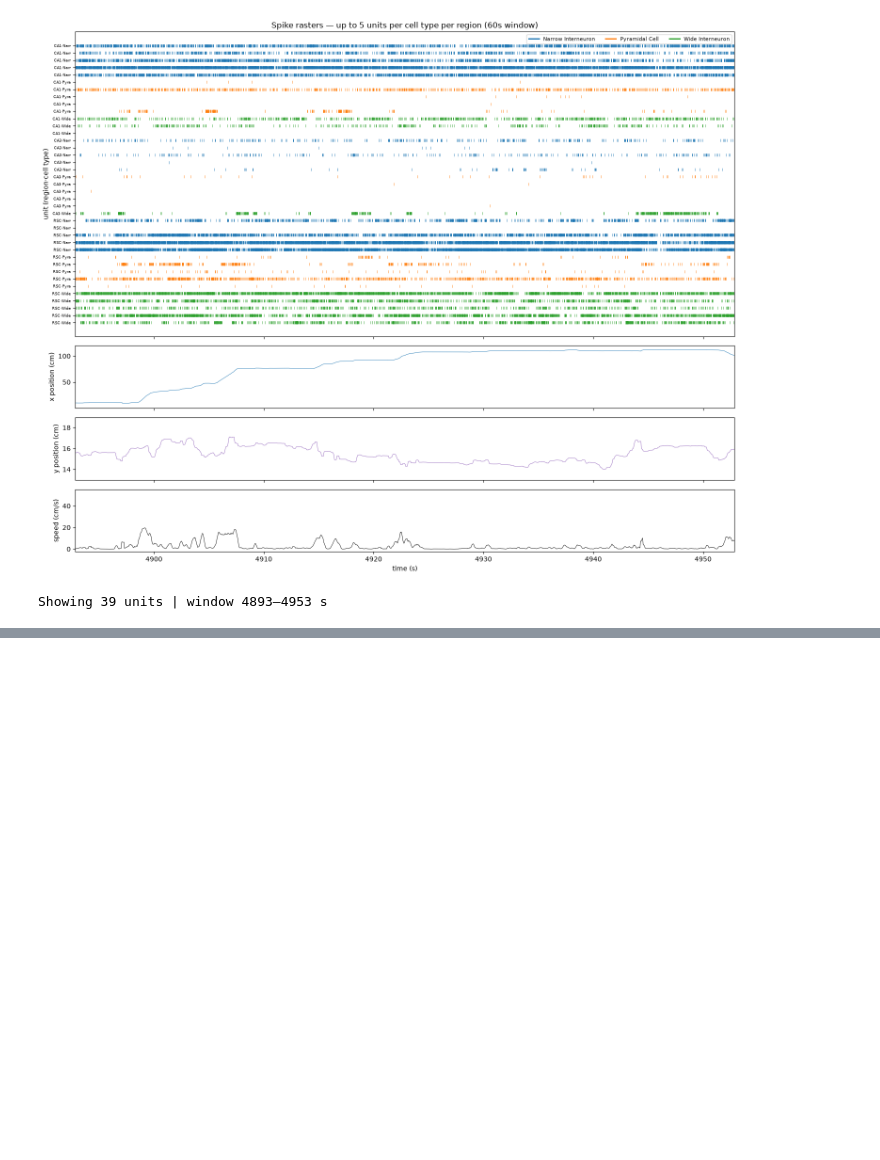
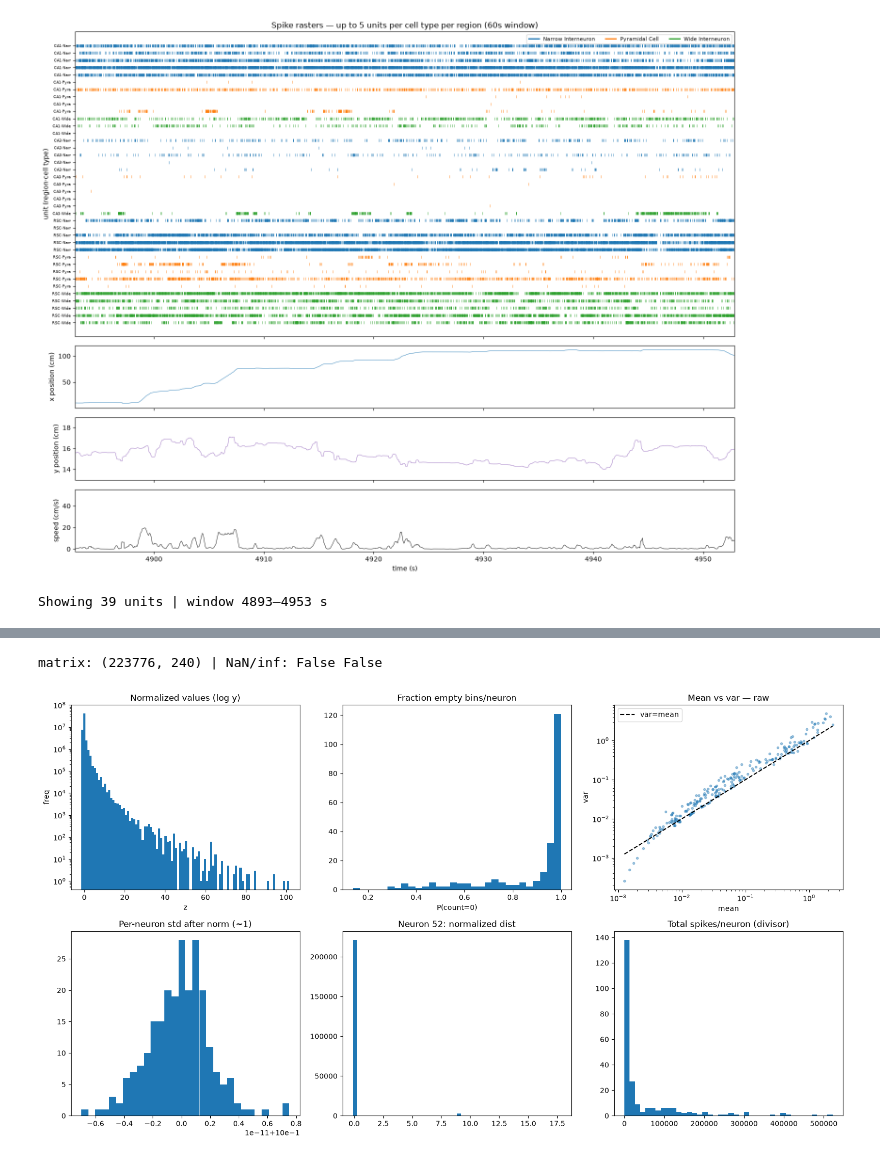
Before and after one commit to AngCamp/CumulantDynamicsGuiltByAssociation, a Jupyter notebook: test_GonzalezHpSpatialNavTask_dandiset.ipynb, the cells around one changed output, grey strips where cells are left out. Saved outputs shown, nothing was run; the diff lists cells and outputs as text; code cells hidden in the pictures; blank space fills up the shorter version.

```diff
--- a/test_GonzalezHpSpatialNavTask_dandiset.ipynb
+++ b/test_GonzalezHpSpatialNavTask_dandiset.ipynb
@@ -409,0 +608,44 @@ KeyboardInterrupt:
+# %%
+import numpy as np
+import matplotlib.pyplot as plt
+
+BIN = 0.050
+
+unit_ids = np.asarray(spike_group.index)
+spike_arrays = [spike_group[u].index.values for u in unit_ids]
+
+t_start = min(s[0] for s in spike_arrays if len(s))
+t_end   = max(s[-1] for s in spike_arrays if len(s))
+edges = np.arange(t_start, t_end + BIN, BIN)
+bin_times_s = edges[:-1]
+T, N = len(edges) - 1, len(unit_ids)
+
+# histogram does the binning (fast bin-search); one call per neuron
+counts = np.stack([np.histogram(spk, bins=edges)[0] for spk in spike_arrays], axis=1).astype(float)
+neuron_totals = np.array([spk.size for spk in spike_arrays], dtype=float)
+
+# vectorized divide-by-total then z-score
+neuron_totals[neuron_totals == 0] = 1
+prop = counts / neuron_totals
+spike_matrix_norm = (prop - prop.mean(0)) / np.where(prop.std(0) == 0, 1, prop.std(0))
+
+print(f"matrix: {spike_matrix_norm.shape} | NaN/inf:",
+      np.isnan(spike_matrix_norm).any(), np.isinf(spike_matrix_norm).any())
+
+fig, ax = plt.subplots(2, 3, figsize=(16, 9))
+ax[0,0].hist(spike_matrix_norm.ravel(), bins=100, log=True)
+ax[0,0].set(title="Normalized values (log y)", xlabel="z", ylabel="freq")
+frac_zero = (counts == 0).mean(0)
+ax[0,1].hist(frac_zero, bins=30); ax[0,1].set(title="Fraction empty bins/neuron", xlabel="P(count=0)")
+m, v = counts.mean(0), counts.var(0)
+ax[0,2].loglog(m+1e-3, v+1e-6, ".", alpha=0.4)
+lims=[m.min()+1e-3, m.max()]; ax[0,2].plot(lims, lims, "k--", label="var=mean")
+ax[0,2].set(title="Mean vs var — raw", xlabel="mean", ylabel="var"); ax[0,2].legend()
+ax[1,0].hist(spike_matrix_norm.std(0), bins=30); ax[1,0].set(title="Per-neuron std after norm (~1)")
+lo = np.argsort(neuron_totals)[N//4]
+ax[1,1].hist(spike_matrix_norm[:, lo], bins=50); ax[1,1].set(title=f"Neuron {lo}: normalized dist")
+ax[1,2].hist(neuron_totals, bins=40); ax[1,2].set(title="Total spikes/neuron (divisor)")
+plt.tight_layout(); plt.show()
+# %% [output]
+matrix: (223776, 240) | NaN/inf: False False
+[figure, added]
```
Also changed, not shown: parts of 8 cells of this notebook.
